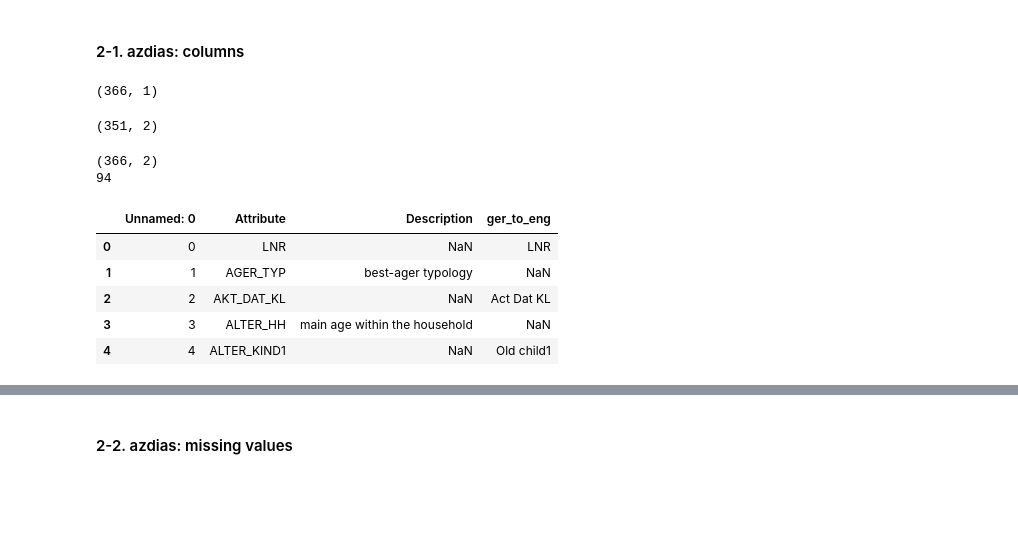
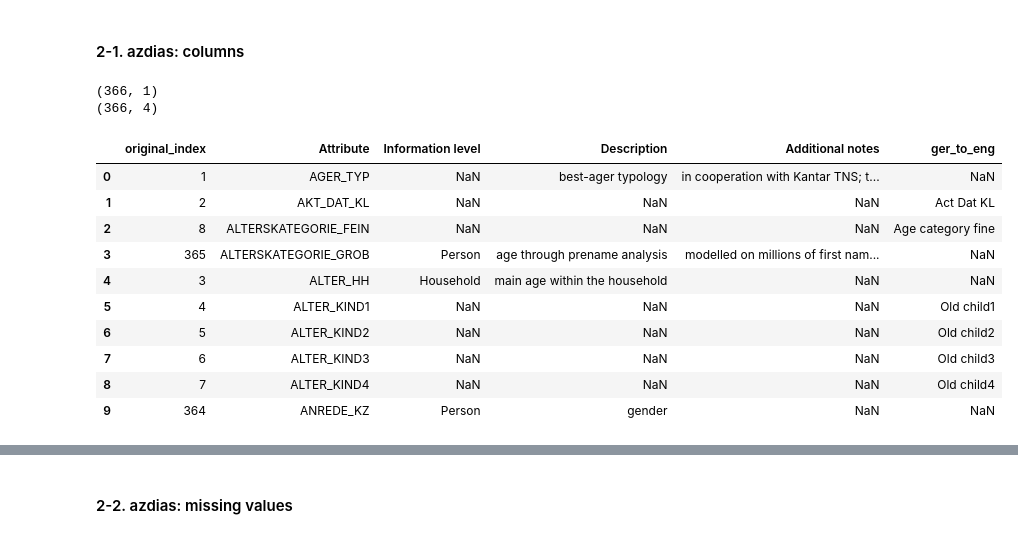
Before and after one commit to jaeyoun-chang/u_city_capstone, a Jupyter notebook: Arvato Project Workbook.ipynb, the cells around one changed output, grey strips where cells are left out. Drawn from its saved outputs; the diff is of its cells as text; code cells hidden in the pictures; blank space fills up the shorter version.

Commit message:
missing values

```diff
--- a/Arvato Project Workbook.ipynb
+++ b/Arvato Project Workbook.ipynb
@@ -185,61 +179,53 @@ None
 # values of columns of azdias
 col_val_azdias = pd.DataFrame(azdias.columns, columns=['Attribute'])
 print (col_val_azdias.shape)
-# col_val_azdias.head() # not to run
+
+# add information on Attribute from Information_xlsx
+col_val_azdias_desc = col_val_azdias.merge(information_xlsx, how = 'left')
+print (col_val_azdias_desc.shape)
 # %% [output]
 (366, 1)
+(366, 4)
-# %%
-# unique values of attributes_xlsx which is to explain column values of azdias
-uniq_val_attributes = attributes_xlsx[['Attribute', 'Description']].drop_duplicates()
-print (uniq_val_attributes.shape)
-# uniq_val_attributes.head() # not to run
-# %% [output]
-(351, 2)
-# %%
-# add description to columns of azdias
-col_val_azdias_desc = pd.merge(col_val_azdias, uniq_val_attributes, how = 'left')
-
-# drop duplicated 2 lines
-col_val_azdias_desc.drop_duplicates(subset = ['Attribute'], inplace = True)
-
-print (col_val_azdias_desc.shape)
-print (col_val_azdias_desc.Description.isna().sum()) # NaN cells in Description
-# %% [output]
-(366, 2)
-94
 # %%
 '''
-For values of Attribute without Description, I added a colum of
+For values of Attribute without Description, I added a column of
 translation (ger_to_eng) using code below.
-However as this code running takes somewhat long time,
+However as this code-running takes somewhat long time,
 I saved the dataframe processed as col_val_azdias_desc.xlsx.
 '''
 # # For values of Attribute without Description, add colum of translation (ger_to_eng)
 # def ger_to_eng (ger_text):
 #     '''
 #     function to translate German text
 #     '''
 #     translator = Translator(service_urls=['translate.google.com'])
 #     try:
 #         translation = translator.translate(ger_text, src='de', dest='en')
 #         return translation.text
 #     except:
 #         return np.nan
 
 # col_val_azdias_desc['ger_to_eng'] = np.where(
 #     col_val_azdias_desc.Description.isnull(),
 #     col_val_azdias_desc.Attribute.str.replace('_', ' ').apply(ger_to_eng),
 #     np.nan)
 
-# col_val_azdias_desc.head()
+# # sort by Attribute and Information level
+# col_val_azdias_desc.sort_values(by = ['Attribute', 'Information level'], inplace= True)
 
 col_val_azdias_desc = pd.read_excel('col_val_azdias_desc.xlsx')
-col_val_azdias_desc.head()
+col_val_azdias_desc.rename(columns={'Unnamed: 0': 'original_index'}, inplace=True)
+col_val_azdias_desc.head(10)
 # %% [output]
-|  | Unnamed: 0 | Attribute | Description | ger_to_eng |
-| 0 | 0 | LNR | NaN | LNR |
-| 1 | 1 | AGER_TYP | best-ager typology | NaN |
-| 2 | 2 | AKT_DAT_KL | NaN | Act Dat KL |
-| 3 | 3 | ALTER_HH | main age within the household | NaN |
-| 4 | 4 | ALTER_KIND1 | NaN | Old child1 |
+|  | original_index | Attribute | Information level | Description | Additional notes | ger_to_eng |
+| 0 | 1 | AGER_TYP | NaN | best-ager typology | in cooperation with Kantar TNS; t... | NaN |
+| 1 | 2 | AKT_DAT_KL | NaN | NaN | NaN | Act Dat KL |
+| 2 | 8 | ALTERSKATEGORIE_FEIN | NaN | NaN | NaN | Age category fine |
+| 3 | 365 | ALTERSKATEGORIE_GROB | Person | age through prename analysis | modelled on millions of first nam... | NaN |
+| 4 | 3 | ALTER_HH | Household | main age within the household | NaN | NaN |
+| 5 | 4 | ALTER_KIND1 | NaN | NaN | NaN | Old child1 |
+| 6 | 5 | ALTER_KIND2 | NaN | NaN | NaN | Old child2 |
+| 7 | 6 | ALTER_KIND3 | NaN | NaN | NaN | Old child3 |
+| 8 | 7 | ALTER_KIND4 | NaN | NaN | NaN | Old child4 |
+| 9 | 364 | ANREDE_KZ | Person | gender | NaN | NaN |
 # %%
```
Also changed, not shown: parts of 13 cells of this notebook, 1 other file.
